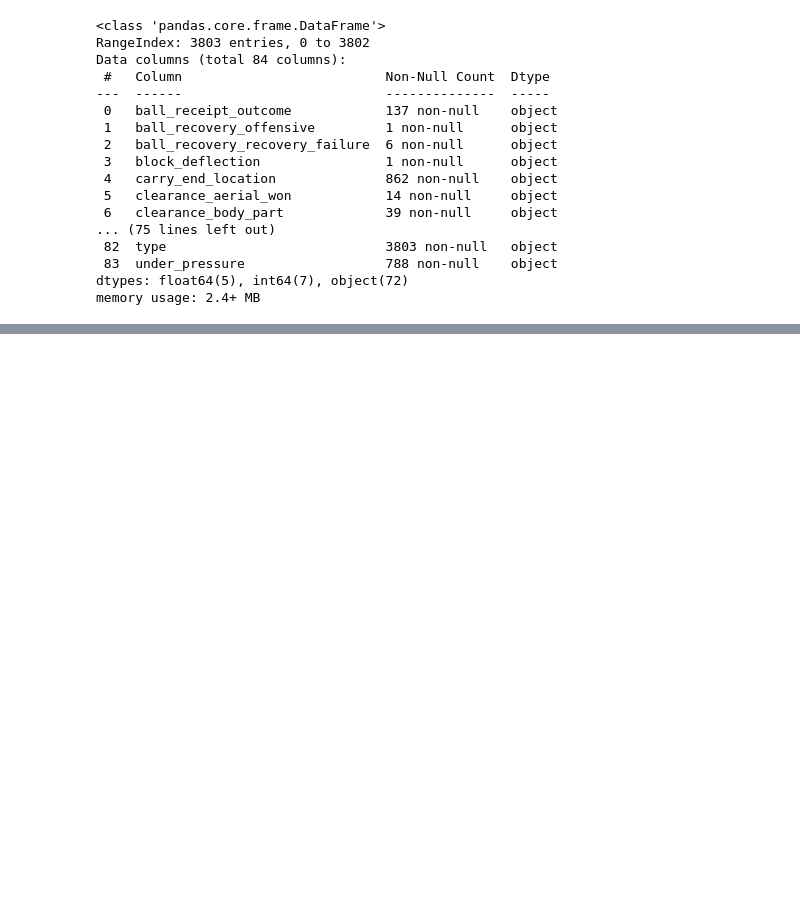
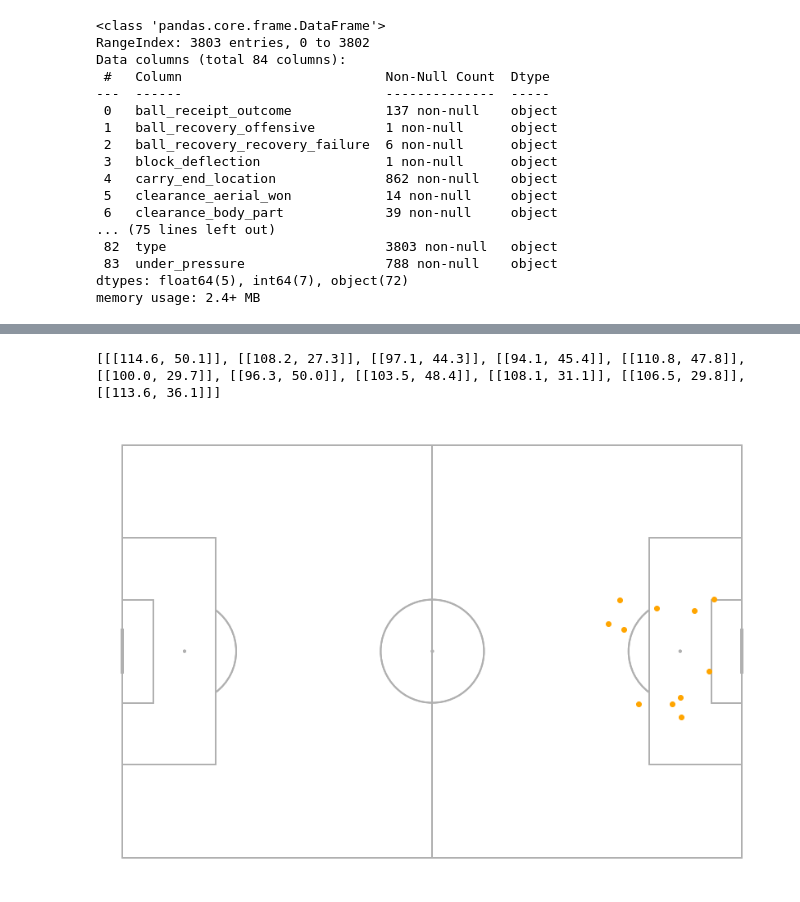
Before and after one commit to ryaa2020/Throw-ins-Gain-the-Upper-Hand, a Jupyter notebook: shot.ipynb, the cells around one changed output, grey strips where cells are left out. Cells and saved outputs as stored; diff of their text form; code cells hidden in the pictures; blank space fills up the shorter version.

```diff
--- a/shot.ipynb
+++ b/shot.ipynb
@@ -76,0 +67,12 @@ df_shot_throwIn
+# %%
+throw_shots = []
+throw_shots_count = 0
+for row in df_throwIn.index:
+    if (df_throwIn["type"][row]=="Shot"):
+        throw_shots.append("Success")
+        throw_shots_count+=1
+    else:
+        throw_shots.append("Failure")
+print(throw_shots_count)
+df_shot= df_throwIn.assign(throwIn_to_shot=throw_shots)
+df_shot
@@ -76,0 +94,31 @@ df_shot_throwIn
+# %%
+shot_sucess = []
+for row in df_throwIn.index:
+    if df_shot['throwIn_to_shot'][row]=="Success":
+        shot_sucess.append([df_shot["location"][row]])
+print(shot_sucess)
+# %% [output]
+[[[114.6, 50.1]], [[108.2, 27.3]], [[97.1, 44.3]], [[94.1, 45.4]], [[110.8, 47.8]], [[100.0, 29.7]], [[96.3, 50.0]], [[103.5, 48.4]], [[108.1, 31.1]], [[106.5, 29.8]], [[113.6, 36.1]]]
+# %%
+# graphing unsucessful first contact throw ins
+
+## set up pitch
+p = Pitch(pitch_type='statsbomb')
+fig, ax = p.draw(figsize=(12,8))
+
+#Draw the pitch on the ax figure as well as invert the axis for this specific pitch
+p.draw(ax=ax)
+plt.gca().invert_yaxis()
+
+# for loc in no_firstContact:
+#     p.scatter(loc[0][0], loc[0][1], c='orange', s=80, ec='k', ax=ax)
+
+for loc in shot_sucess:
+    # p.plot((loc[0][0], loc[0][1]), color='orange', ax=ax)
+    p.scatter((loc[0][0]),(loc[0][1]), color='orange', ax=ax)
+
+# for start_loc, end_loc in zip(start_location_list, end_location_list):
+#     p.plot((start_loc[0], end_loc[0]), (start_loc[1], end_loc[1]), color='orange', ax=ax)
+#     p.scatter((start_loc[0], end_loc[0]), (start_loc[1], end_loc[1]), color='orange', ax=ax)
+# %% [output]
+[figure, added]
```
Also changed, not shown: parts of 6 cells of this notebook, 2 other files.
